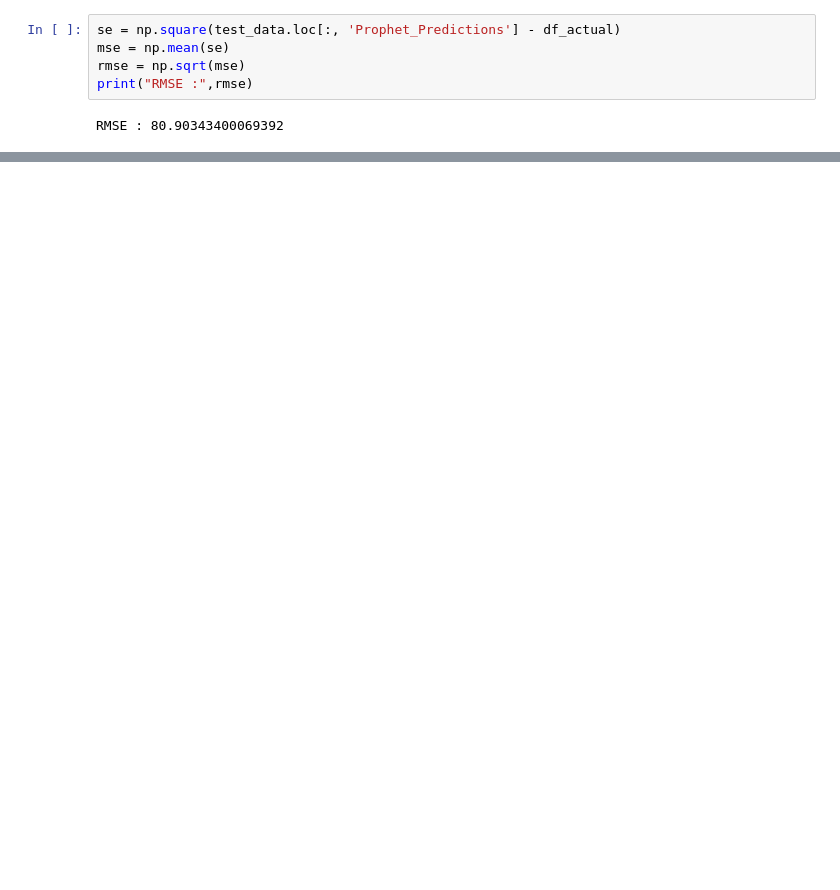
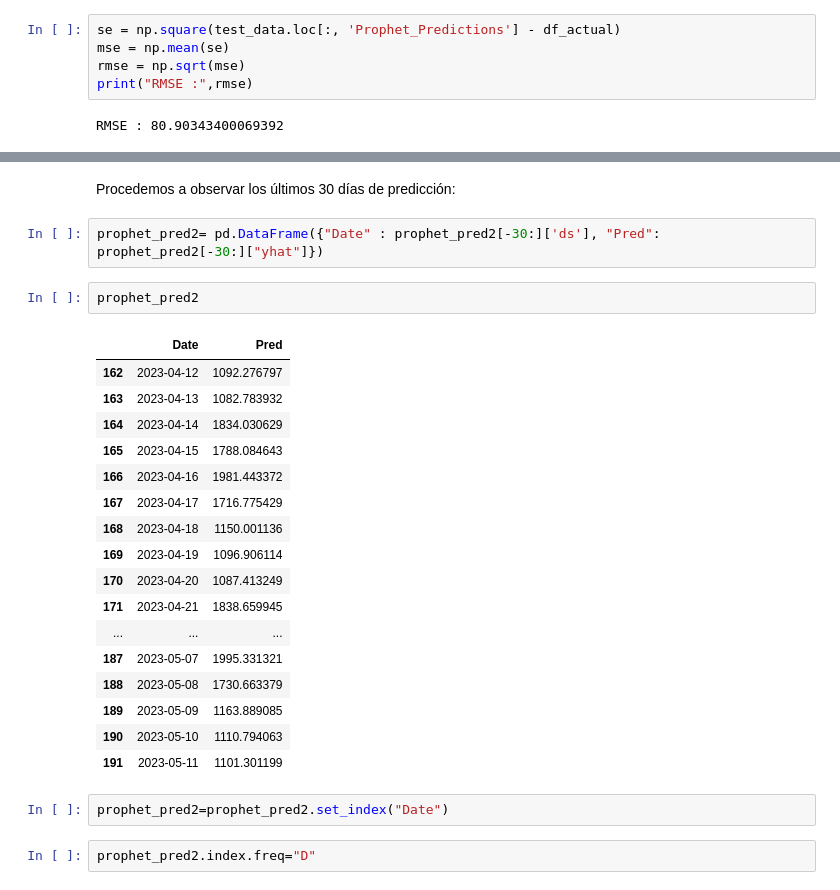
Before and after one commit to gar22891uvg/ProyectoFinalGRP4, a Jupyter notebook: Tarea Semana 3_GRP4_vfinal.ipynb, the cells around one changed output, grey strips where cells are left out. Drawn from its saved outputs; the diff is of its cells as text; blank space fills up the shorter version.

```diff
--- a/Tarea Semana 3_GRP4_vfinal.ipynb
+++ b/Tarea Semana 3_GRP4_vfinal.ipynb
@@ -615,0 +704,28 @@ Quitaremos Holidays
+# %% [markdown]
+Procedemos a observar los últimos 30 días de predicción:
+# %%
+prophet_pred2= pd.DataFrame({"Date" : prophet_pred2[-30:]['ds'], "Pred": prophet_pred2[-30:]["yhat"]})
+# %%
+prophet_pred2
+# %% [output]
+|  | Date | Pred |
+| 162 | 2023-04-12 | 1092.276797 |
+| 163 | 2023-04-13 | 1082.783932 |
+| 164 | 2023-04-14 | 1834.030629 |
+| 165 | 2023-04-15 | 1788.084643 |
+| 166 | 2023-04-16 | 1981.443372 |
+| 167 | 2023-04-17 | 1716.775429 |
+| 168 | 2023-04-18 | 1150.001136 |
+| 169 | 2023-04-19 | 1096.906114 |
+| 170 | 2023-04-20 | 1087.413249 |
+| 171 | 2023-04-21 | 1838.659945 |
+| ... | ... | ... |
+| 187 | 2023-05-07 | 1995.331321 |
+| 188 | 2023-05-08 | 1730.663379 |
+| 189 | 2023-05-09 | 1163.889085 |
+| 190 | 2023-05-10 | 1110.794063 |
+| 191 | 2023-05-11 | 1101.301199 |
+# %%
+prophet_pred2=prophet_pred2.set_index("Date")
+# %%
+prophet_pred2.index.freq="D"
```
Also changed, not shown: parts of 50 cells of this notebook.
